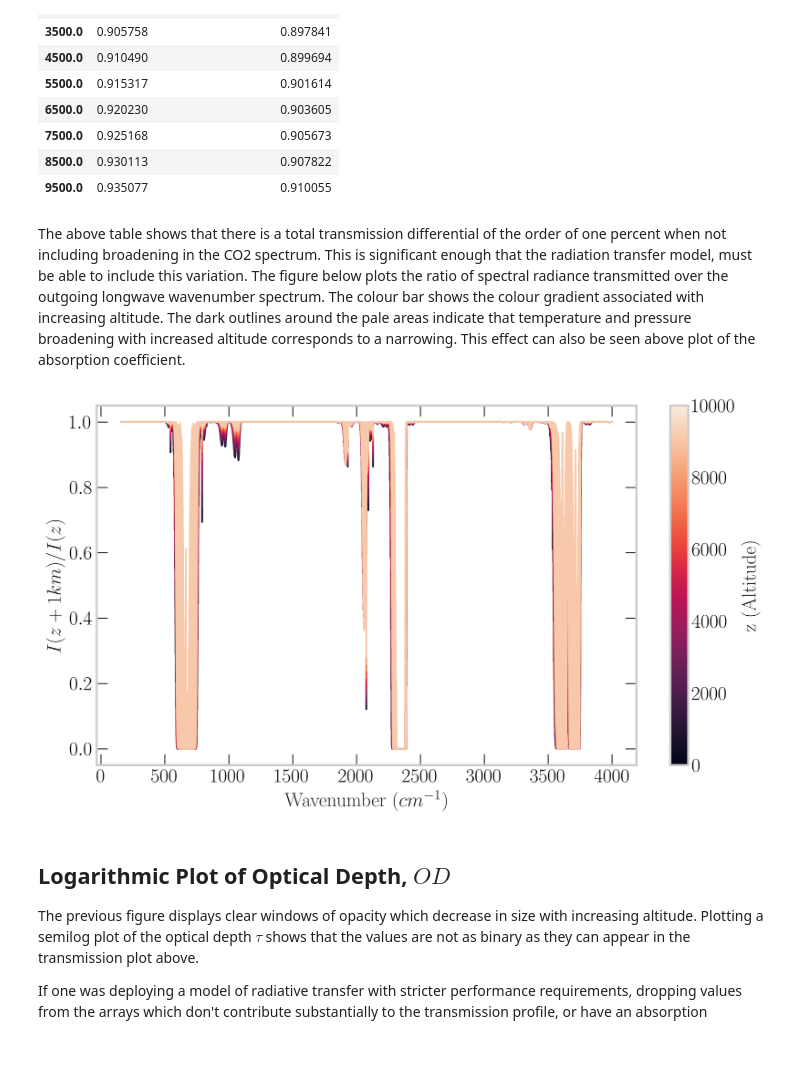
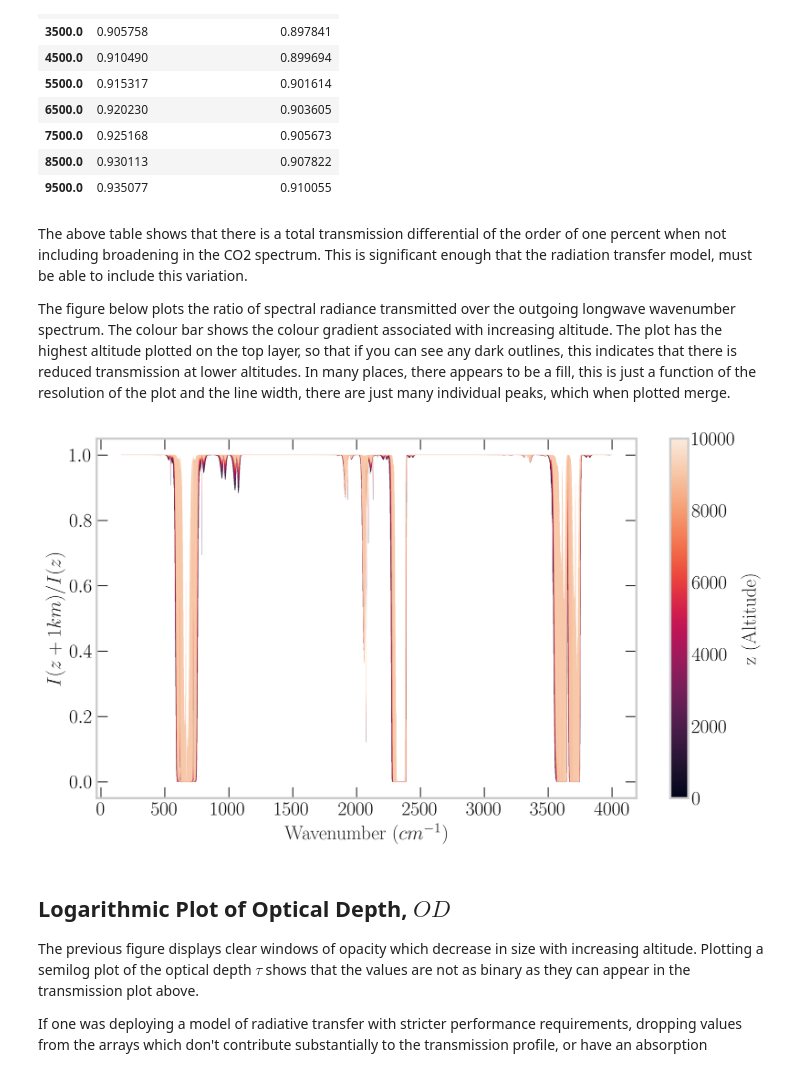
Before and after one commit to seancraven/CDS_book, a Jupyter notebook: Chapter_3/lorentzian_broadening.ipynb, the cells around one changed output. Cells and saved outputs as stored; diff of their text form; code cells hidden in the pictures.

```diff
--- a/Chapter_3/lorentzian_broadening.ipynb
+++ b/Chapter_3/lorentzian_broadening.ipynb
@@ -179,19 +181,20 @@ result_frame
 | 9500.0 | 0.935077 | 0.910055 |
 # %% [markdown]
 The above table shows that there is a total transmission differential of the order of one percent when not including broadening in the CO2 spectrum. This is significant enough that the radiation transfer model, must be able to include this variation.
-The figure below plots the ratio of spectral radiance transmitted over the outgoing longwave wavenumber spectrum. The colour bar shows the colour gradient associated with increasing altitude. The dark outlines around the pale areas indicate that temperature and pressure broadening with increased altitude corresponds to a narrowing. This effect can also be seen above plot of the absorption coefficient.
+
+The figure below plots the ratio of spectral radiance transmitted over the outgoing longwave wavenumber spectrum. The colour bar shows the colour gradient associated with increasing altitude. The plot has the highest altitude plotted on the top layer, so that if you can see any dark outlines, this indicates that there is reduced transmission at lower altitudes. In many places, there appears to be a fill, this is just a function of the resolution of the plot and the line width, there are just many individual peaks, which when plotted merge.
 # %%
 
 fig, ax = plt.subplots(1, 1, figsize=(10, 6))
 color_cycle = ax.set_prop_cycle(color=cmap)
 for flux_ratio in flux_ratios:
-    plt.plot(nu, flux_ratio, alpha=1)
+    plt.plot(nu, flux_ratio, alpha=1, linewidth = 0.1)
 cb = fig.colorbar(sm)
 ax.set_xlabel("Wavenumber $(cm^{-1})$")
 ax.set_ylabel("$I(z+1km)/I(z)$")
 cb.set_label("z (Altitude)");
 # %% [output]
-[figure, old version]
+[figure, new version]
 # %% [markdown]
 ## Logarithmic Plot of Optical Depth, $OD$
 
```
Also changed, not shown: parts of 9 cells of this notebook.
